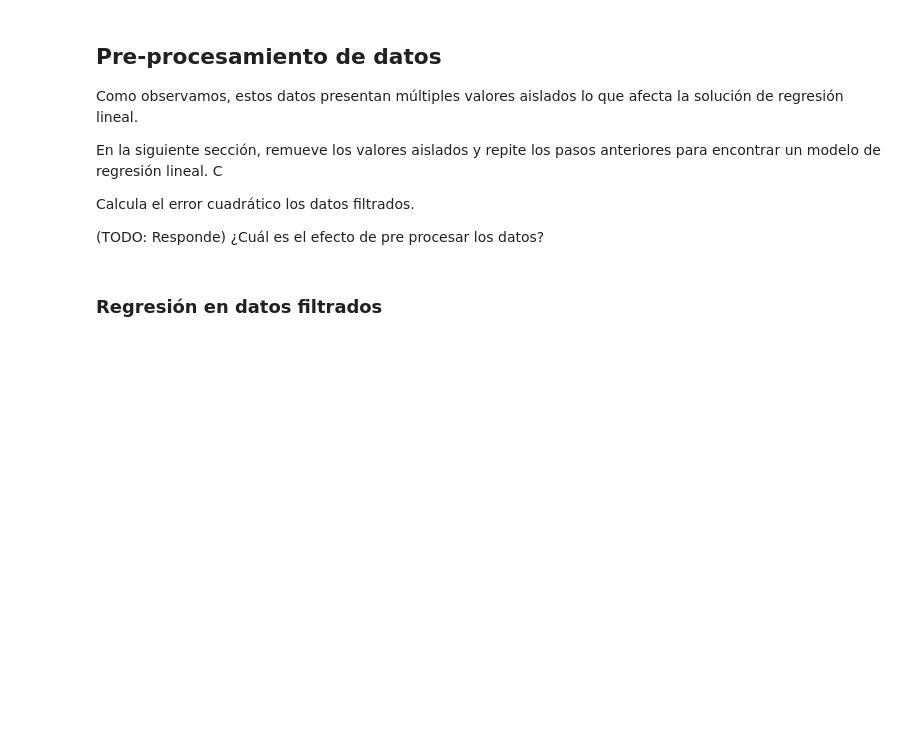
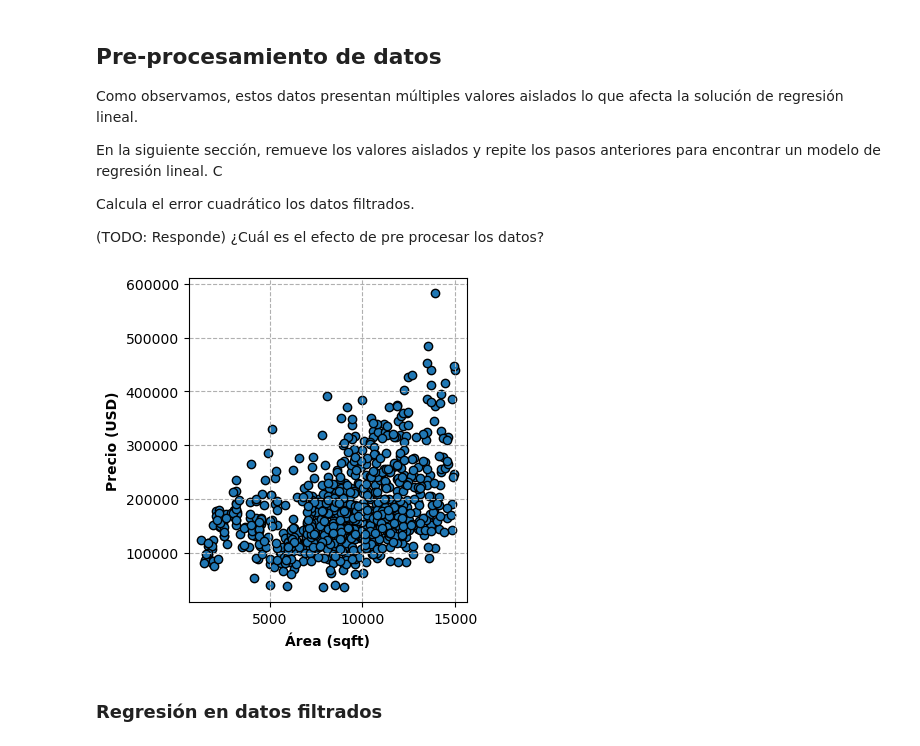
Before and after one commit to AndreNIH/ML23_GPT5, a Jupyter notebook: ml23/ejercicio_1_LinearReg/linear_regression.ipynb, the cells around one changed output. Saved outputs shown, nothing was run; the diff lists cells and outputs as text; code cells hidden in the pictures; blank space fills up the shorter version.

```diff
--- a/ml23/ejercicio_1_LinearReg/linear_regression.ipynb
+++ b/ml23/ejercicio_1_LinearReg/linear_regression.ipynb
@@ -233,17 +233,19 @@ Calcula el error cuadrático los datos filtrados.
 (TODO: Responde) ¿Cuál es el efecto de pre procesar los datos?
 # %%
 # TODO: Remueve los outliers seleccionando un valor que consideres apropiado (filtra los valores de LotArea <= 70000 y SalePrice <= 700000) hasta que los datos se encuentren densamente concentrados en una región
-train_data_filtrada = train_data[train_data["LotArea"] <= 70000]
+train_data_filtrada = train_data[train_data["LotArea"] <= 15000]
 train_data_filtrada = train_data_filtrada[train_data["SalePrice"] <= 700000]
 
 # Definir variables y etiquetas
 X_filtered = np.array(train_data_filtrada["LotArea"])
 y_filtered = np.array(train_data_filtrada["SalePrice"])
 
 # Graficar de nuevo
 fig, ax = plot_data(X_filtered, y_filtered)
 fig.tight_layout()
 plt.show()
+# %% [output]
+[figure, added]
 # %% [markdown]
 ### Regresión en datos filtrados
 # %%
```
Also changed, not shown: parts of 6 cells of this notebook.
